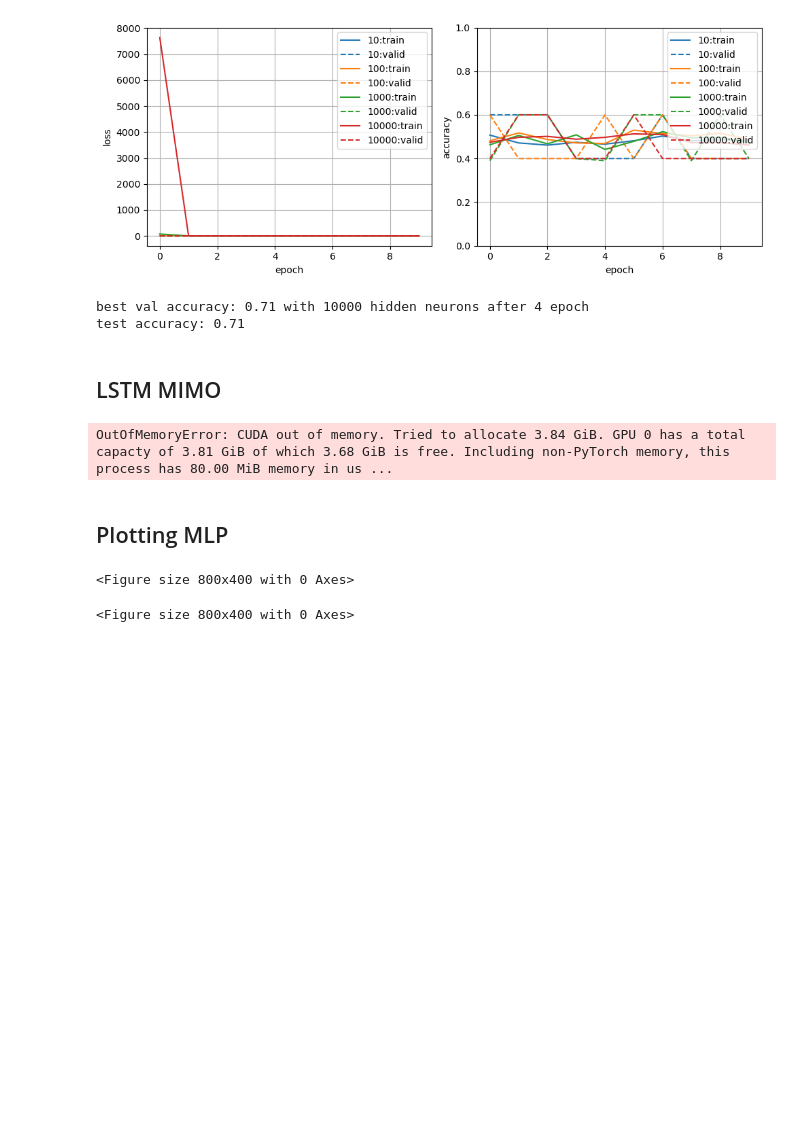
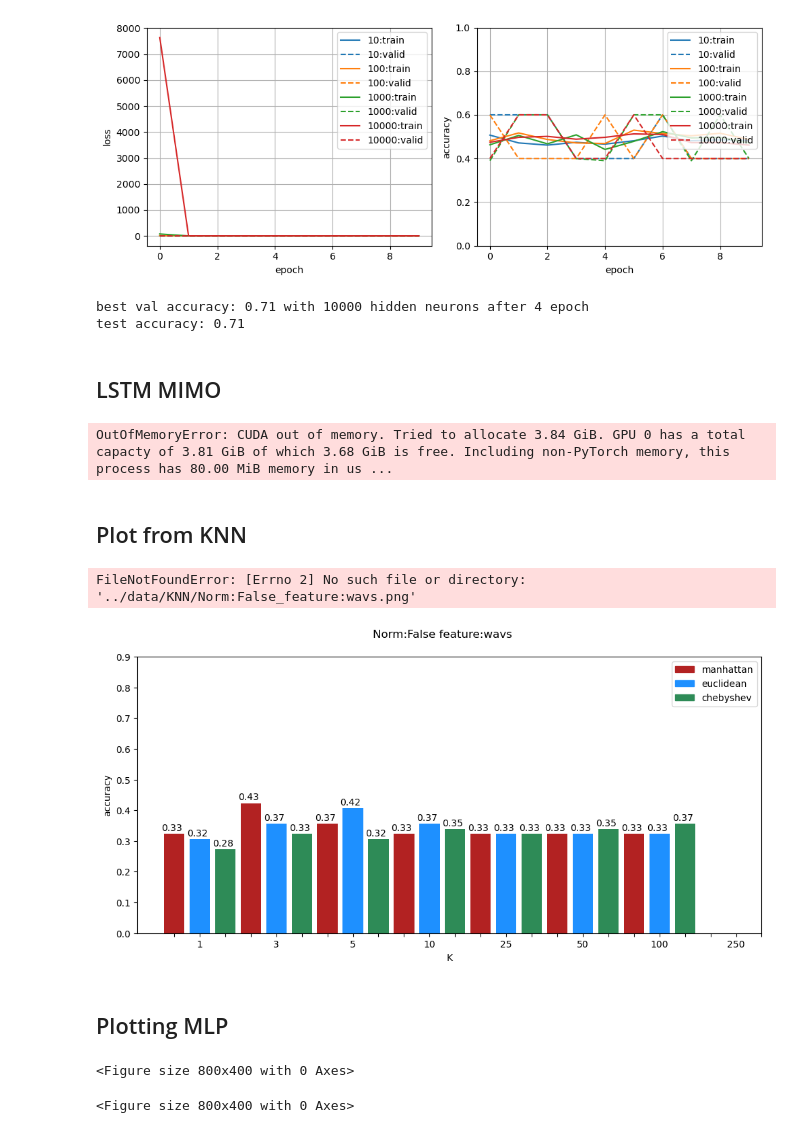
Before and after one commit to Borzoneg/Identity-recognition-from-audio, a Jupyter notebook: src/main.ipynb, the cells around one changed output. Drawn from its saved outputs; the diff is of its cells as text; code cells hidden in the pictures; blank space fills up the shorter version.

```diff
--- a/src/main.ipynb
+++ b/src/main.ipynb
@@ -107,7 +107,7 @@ class AudioDataset(Dataset):
 # %% [markdown]
 ## Loading data for training
 # %%
-audio_dataset = AudioDataset(root_path="../data/", drop_both=True, use_short=True)
+audio_dataset = AudioDataset(root_path="../data/", drop_both=False, use_short=False)
 dataset_len = len(audio_dataset)
 train_size, test_size, valid_size = round(dataset_len * 0.7), round(dataset_len * 0.2), round(dataset_len * 0.1)
 
@@ -282,8 +282,8 @@ with open('../data/knn_results.txt', 'w') as f:
       classifier, datas = knn_param_search(train_data,
                                     train_labels,
                                     test_data,
-                                    test_labels,)
+                                    test_labels,
                                   #   metrics=['euclidean'],
-                                    # ks=(1, 3, 5, 10, 25, 50, 100))
+                                    ks=(1, 3, 5, 10, 25, 50, 100))
       f.write(f'Norm:{norm_opt};feature:{feature};{datas}\n')
 # %% [output]
@@ -647,6 +592,59 @@ plt.tight_layout()
 plt.show()
 # %% [output]
 OutOfMemoryError: CUDA out of memory. Tried to allocate 3.84 GiB. GPU 0 has a total capacty of 3.81 GiB of which 3.68 GiB is free. Including non-PyTorch memory, this process has 80.00 MiB memory in us ...
+# %% [markdown]
+## Plot from KNN
+# %%
+width = 0.8
+ks=(1, 3, 5, 10, 25, 50, 100, 250)
+metrics = ['manhattan', 'euclidean', 'chebyshev']
+color_dict = {'manhattan':'firebrick', 'euclidean':'dodgerblue', 'chebyshev':'seagreen'}
+folder_name = '../output/KNN_' + random.random()
+os.mkdir()
+with open('../data/knn_results.txt') as f:
+    lines = f.readlines()
+    for line in lines:
+        norm_str = line.split(';')[0]
+        feature_str = line.split(';')[1]
+        data_list = line.split(';')[2].replace('[', '').replace(']', '').replace('\'', '').replace(' ', '').split(',')
+        fig = plt.figure(figsize=(10, 5))
+        fig.suptitle(norm_str + ' ' + feature_str)
+        ax = fig.add_subplot()
+
+        fig.tight_layout()
+        i = 0
+        x_pos = {1: 0, 3: 3, 5: 6, 10: 9, 25: 12, 50: 15, 100: 18, 250:21}
+        while i < (len(data_list) -2):
+            metric = data_list[i]
+            k = int(data_list[i+1])
+            acc = float(data_list[i+2])
+            i += 3
+            bar = plt.bar(x_pos[k], acc-0.01, width=width, color=color_dict[metric])
+            ax.text(x_pos[k]-0.5, acc, '{0:.2f}'.format(acc))
+            x_pos[k] += 1
+
+        x_tick_labels = []
+        for k in ks:
+            x_tick_labels.append('')
+            x_tick_labels.append(format(k))
+            x_tick_labels.append('')
+
+        ax.set_yticks(np.arange(0, 1, 0.1))
+        ax.set_xticks(range(len(x_tick_labels)))
+        ax.set_xticklabels(x_tick_labels)
+
+        ax.set_ylabel('accuracy')
+        ax.set_xlabel('K')
+
+        legend_patches = []
+        for metric in color_dict:
+            legend_patches.append(mpatches.Patch(color=color_dict[metric], label=metric))
+        plt.legend(handles=legend_patches)
+        plt.savefig(folder_name + norm_str.replace(':', '_') + '_' + feature_str.replace(':', '_') + '.png')
+        plt.show()
+# %% [output]
+FileNotFoundError: [Errno 2] No such file or directory: '../data/KNN/Norm:False_feature:wavs.png'
+[figure, added]
 # %% [markdown]
 ## Plotting MLP
 # %%
```
Also changed, not shown: parts of 7 cells of this notebook, 29 other files.
